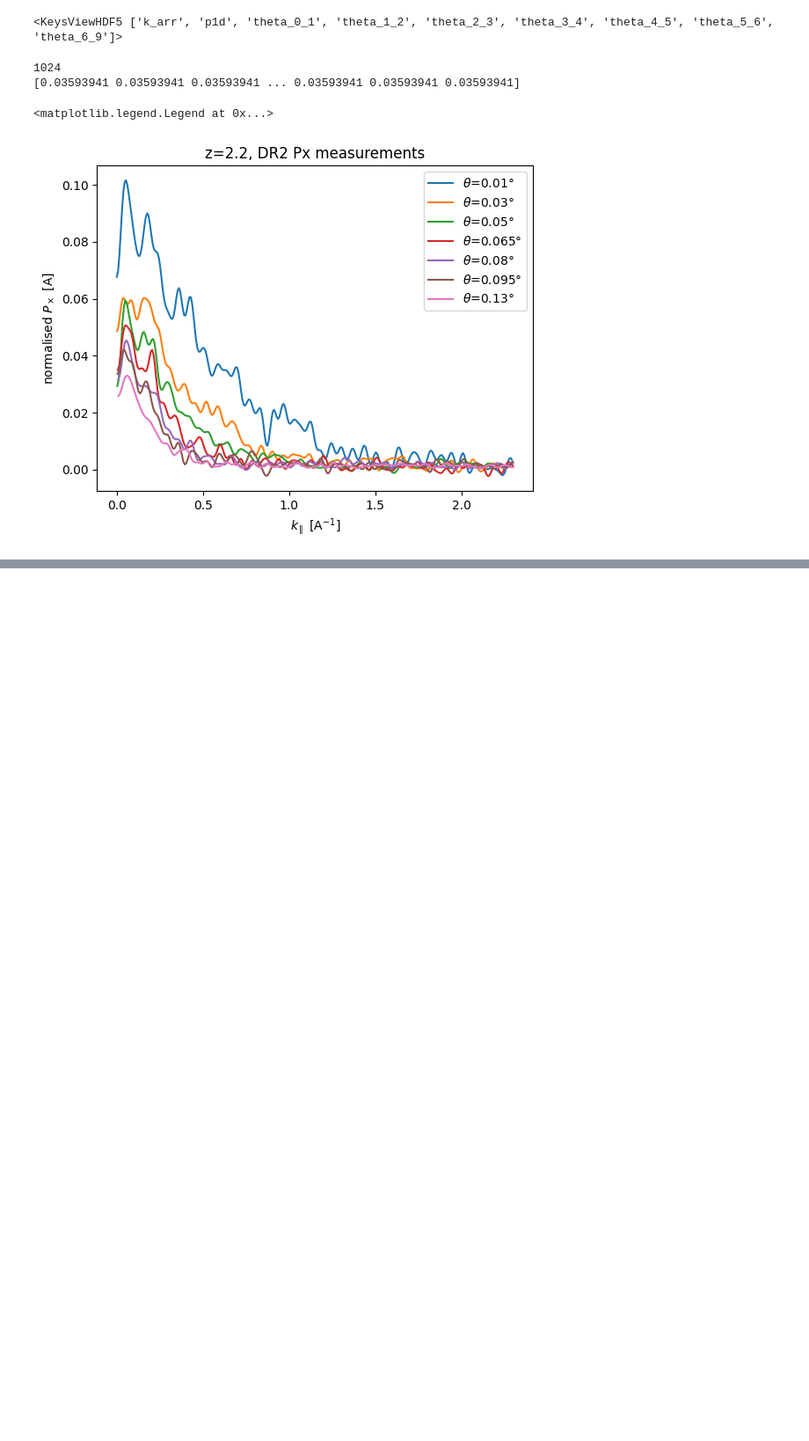
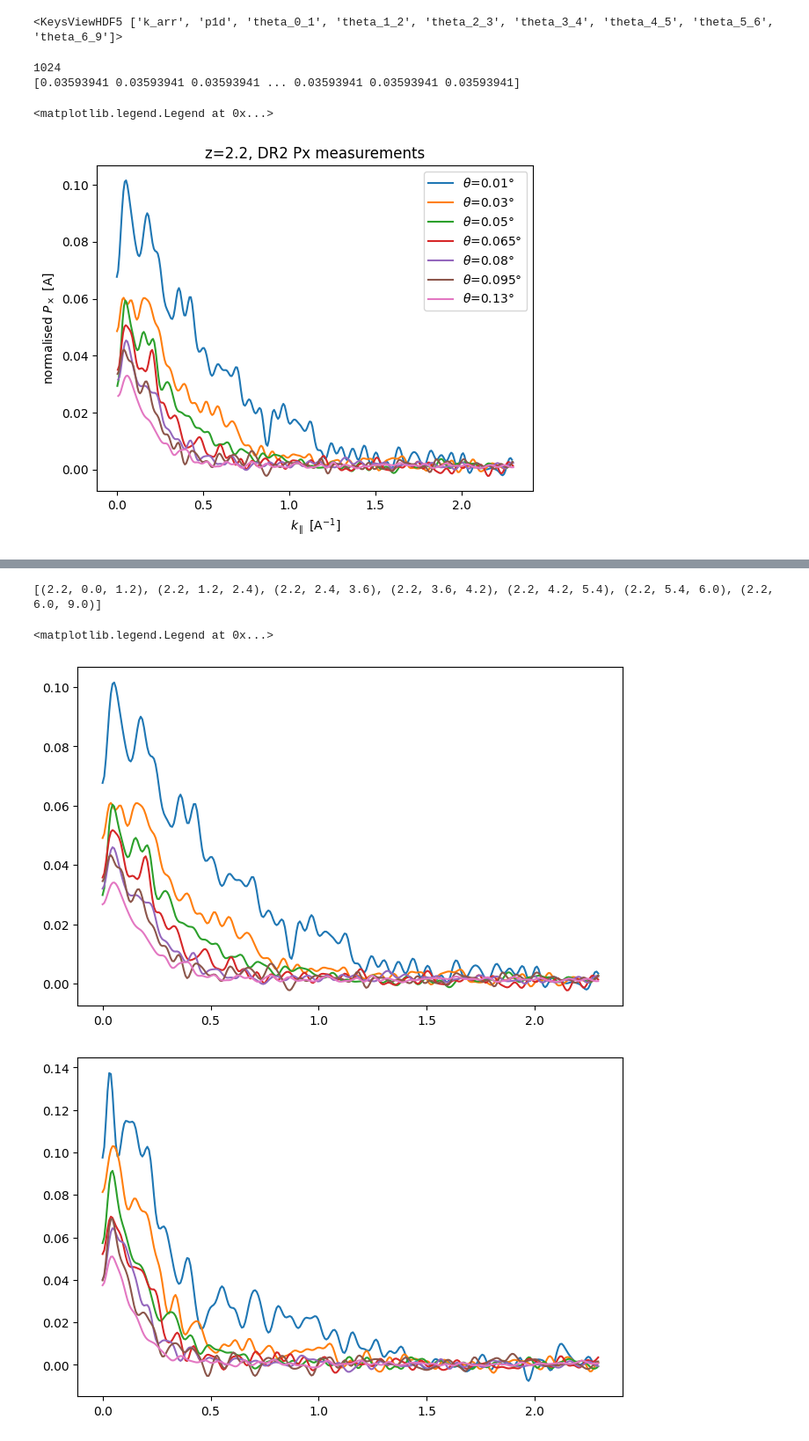
Before and after one commit to sindhusatyavolu/Lya_Px, a Jupyter notebook: notebooks/compare_Gaussian_skewers.ipynb, the cells around one changed output, grey strips where cells are left out. Shown at 88% size. Drawn from its saved outputs; the diff is of its cells as text; code cells hidden in the pictures; blank space fills up the shorter version.

```diff
--- a/notebooks/compare_Gaussian_skewers.ipynb
+++ b/notebooks/compare_Gaussian_skewers.ipynb
@@ -206,6 +206,7 @@ class Px_meas:
         self.px = {}
         self.px_var = {}
         self.px_weights = {}
+        self.covariance = {}
         self.theta_bins = []
         self.z_bins = []
         return
@@ -243,6 +244,7 @@ class Px_meas:
                 self.px[key] = group['px'][:]
                 self.px_var[key] = group['px_var'][:]
                 self.px_weights[key] = group['px_weights'][:]
+                self.covariance[key] = group['covariance'][:]
                 self.theta_bins.append((theta_min, theta_max))
                 self.z_bins.append(z_bin)
 
@@ -251,9 +253,6 @@ class Px_meas:
                 # Loop over all z and theta groups
                 if group_name.startswith('z_'):
                     parts = group_name.split('_')         # ['z', '5.2', 'theta', '10.0', '25.0']
-
-
-
 
                     z_bin = float(parts[1])               # 5.2
                     theta_min = float(parts[3])           # in arcmin
@@ -334,0 +340,22 @@ plt.legend()
+# %%
+from collections import defaultdict
+
+zbin_to_keys = defaultdict(list)
+for key in Px_dr2.px.keys():
+    zbin = key[0]
+    zbin_to_keys[zbin].append(key)
+print(zbin_to_keys[2.2])
+# Now plot, one figure per redshift bin
+for z_bin in sorted(zbin_to_keys):
+    plt.figure(figsize=(8, 5))
+    for key in sorted(zbin_to_keys[z_bin], key=lambda k: k[1]):  # sort by theta_min
+        estnorm = Px_dr2.calculate_estnorm(Px_dr2.px_weights[key], fft_avg_res, L)
+        px = Px_dr2.px[key][:300]*estnorm[:300]
+        label = f"θ: {key[1]:.1f}–{key[2]:.1f} arcmin"
+        plt.plot(Px_dr2.k_arr[:300], px, label=label)
+plt.legend()
+# %% [output]
+[(2.2, 0.0, 1.2), (2.2, 1.2, 2.4), (2.2, 2.4, 3.6), (2.2, 3.6, 4.2), (2.2, 4.2, 5.4), (2.2, 5.4, 6.0), (2.2, 6.0, 9.0)]
+<matplotlib.legend.Legend at 0x...>
+[figure, added]
+[figure, added]
```
Also changed, not shown: parts of 11 cells of this notebook, 3 other files.
